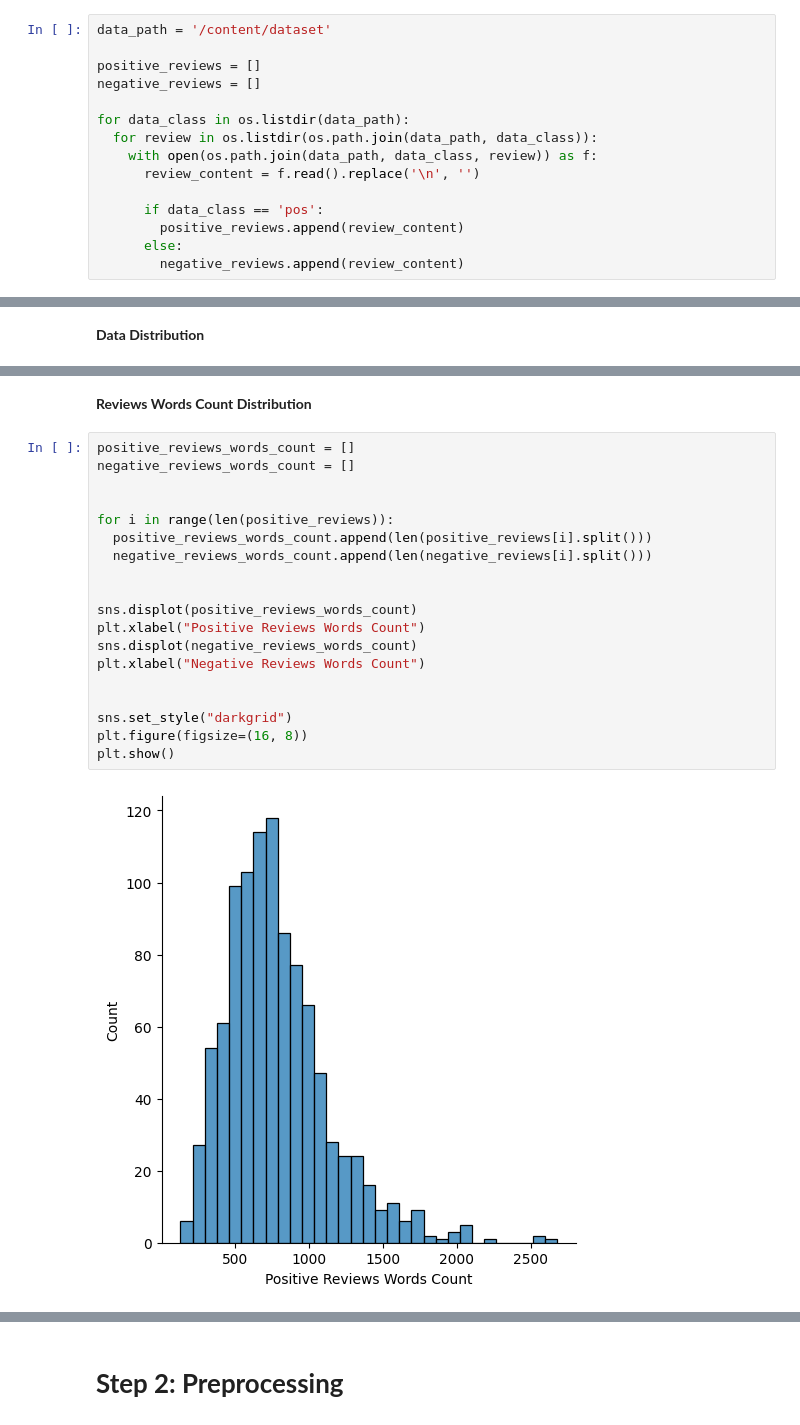
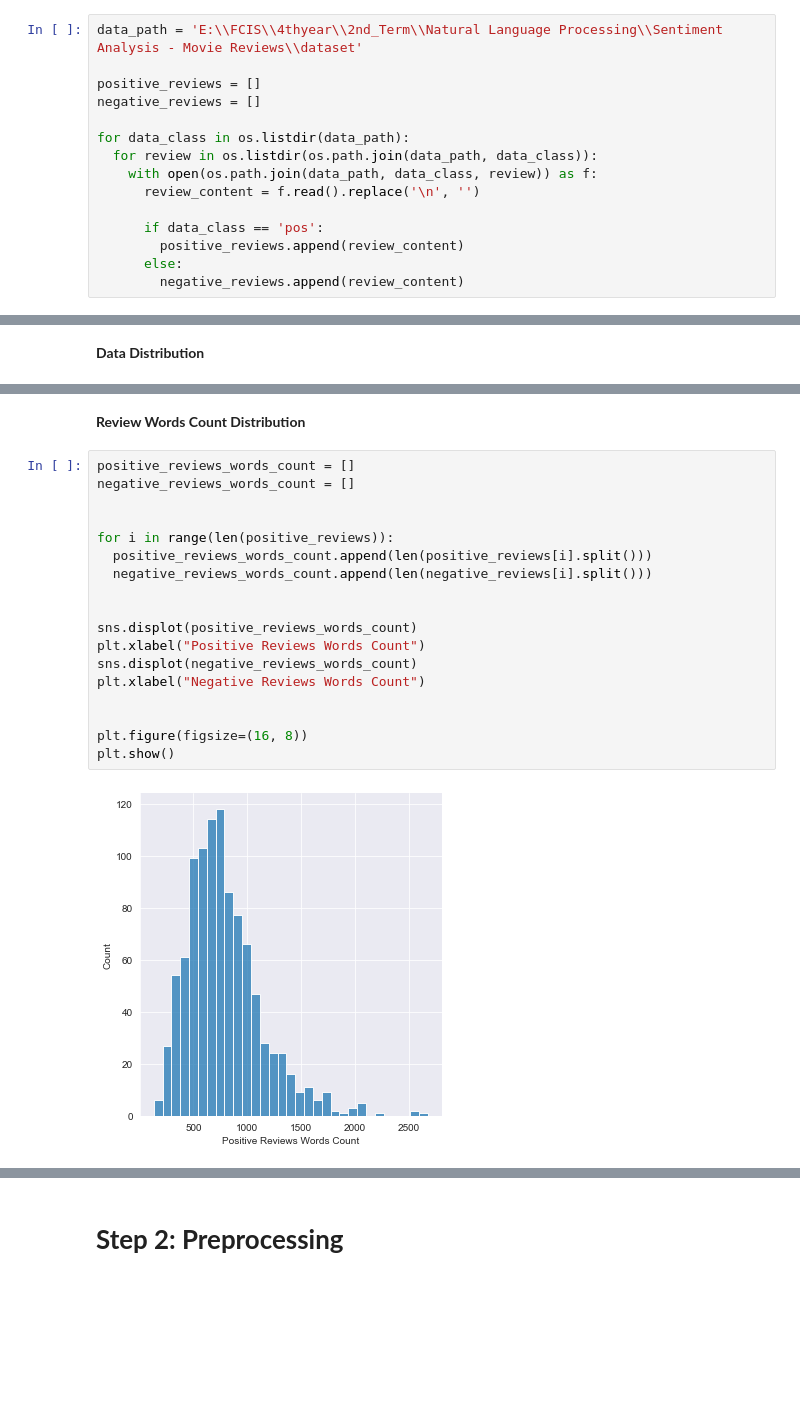
Before and after one commit to AKSYOA/Movie-Reviews-Sentiment-Analysis, a Jupyter notebook: Sentiment_Analysis_for_Movies_Reviews.ipynb, the cells around one changed output, grey strips where cells are left out. Cells and saved outputs as stored; diff of their text form; blank space fills up the shorter version.

```diff
--- a/Sentiment_Analysis_for_Movies_Reviews.ipynb
+++ b/Sentiment_Analysis_for_Movies_Reviews.ipynb
@@ -47,7 +37,7 @@ nltk.download('punkt')
 [nltk_data]   Package punkt is already up-to-date!
 True
 # %%
-data_path = '/content/dataset'
+data_path = 'E:\\FCIS\\4thyear\\2nd_Term\\Natural Language Processing\\Sentiment Analysis - Movie Reviews\\dataset'
 
 positive_reviews = []
 negative_reviews = []
@@ -93,23 +83,22 @@ plt.show()
 # %% [markdown]
-**Reviews Words Count Distribution**
+**Review Words Count Distribution**
 # %%
 positive_reviews_words_count = []
 negative_reviews_words_count = []
 
 
 for i in range(len(positive_reviews)):
   positive_reviews_words_count.append(len(positive_reviews[i].split()))
   negative_reviews_words_count.append(len(negative_reviews[i].split()))
 
 
 sns.displot(positive_reviews_words_count)
 plt.xlabel("Positive Reviews Words Count")
 sns.displot(negative_reviews_words_count)
 plt.xlabel("Negative Reviews Words Count")
 
 
-sns.set_style("darkgrid")
 plt.figure(figsize=(16, 8))
 plt.show()
 # %% [output]
-[figure, old version]
+[figure, new version]
```
Also changed, not shown: parts of 21 cells of this notebook, 4 other files.
